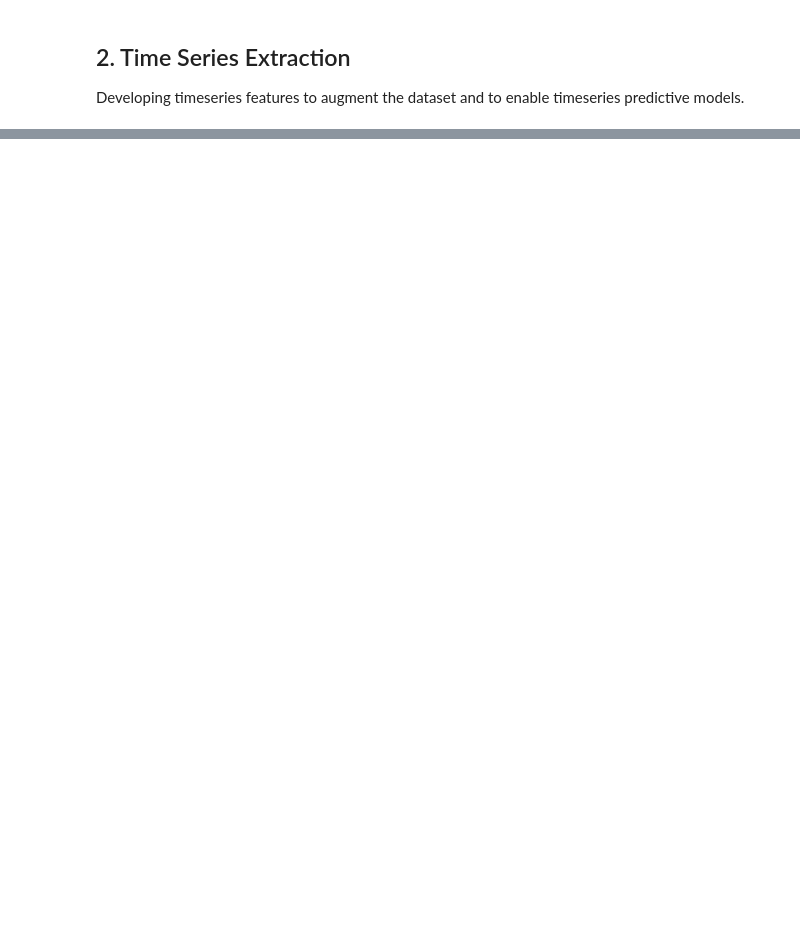
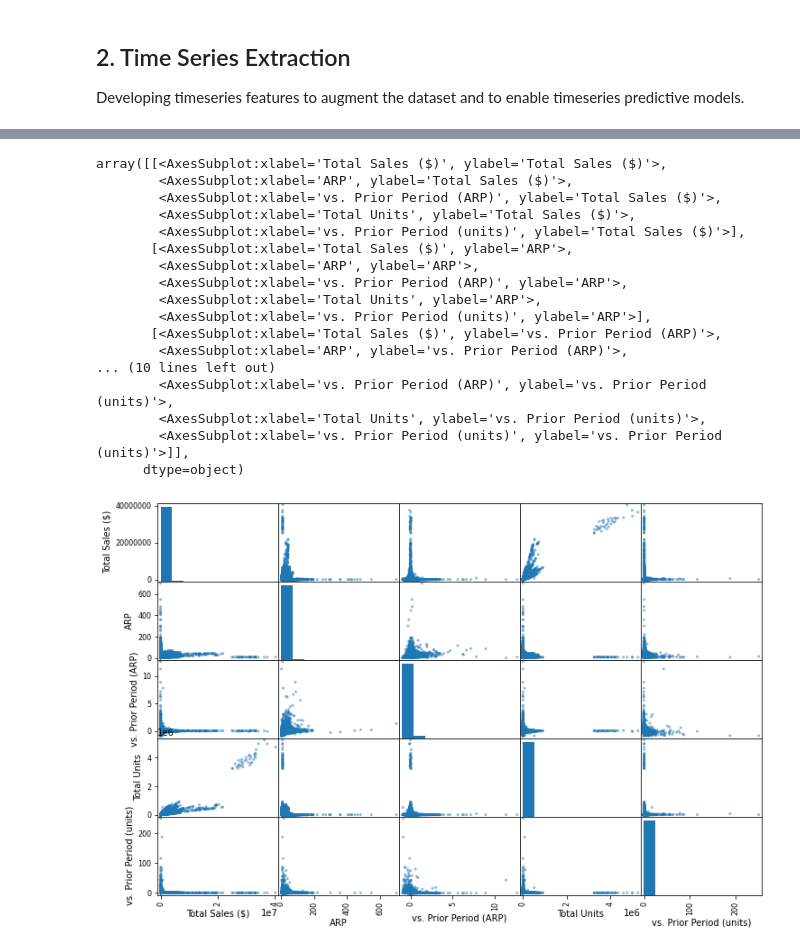
Before and after one commit to rudyorre/m148-project3, a Jupyter notebook: project3.ipynb, the cells around one changed output, grey strips where cells are left out. Cells and saved outputs as stored; diff of their text form; code cells hidden in the pictures; blank space fills up the shorter version.

```diff
--- a/project3.ipynb
+++ b/project3.ipynb
@@ -167,0 +411,23 @@ Developing timeseries features to augment the dataset and to enable timeseries p
+# %%
+attributes = []
+pd.plotting.scatter_matrix(df, figsize=(12, 8))
+# save_fig("scatter_matrix_plot")
+# %% [output]
+array([[<AxesSubplot:xlabel='Total Sales ($)', ylabel='Total Sales ($)'>,
+        <AxesSubplot:xlabel='ARP', ylabel='Total Sales ($)'>,
+        <AxesSubplot:xlabel='vs. Prior Period (ARP)', ylabel='Total Sales ($)'>,
+        <AxesSubplot:xlabel='Total Units', ylabel='Total Sales ($)'>,
+        <AxesSubplot:xlabel='vs. Prior Period (units)', ylabel='Total Sales ($)'>],
+       [<AxesSubplot:xlabel='Total Sales ($)', ylabel='ARP'>,
+        <AxesSubplot:xlabel='ARP', ylabel='ARP'>,
+        <AxesSubplot:xlabel='vs. Prior Period (ARP)', ylabel='ARP'>,
+        <AxesSubplot:xlabel='Total Units', ylabel='ARP'>,
+        <AxesSubplot:xlabel='vs. Prior Period (units)', ylabel='ARP'>],
+       [<AxesSubplot:xlabel='Total Sales ($)', ylabel='vs. Prior Period (ARP)'>,
+        <AxesSubplot:xlabel='ARP', ylabel='vs. Prior Period (ARP)'>,
+... (10 lines left out)
+        <AxesSubplot:xlabel='vs. Prior Period (ARP)', ylabel='vs. Prior Period (units)'>,
+        <AxesSubplot:xlabel='Total Units', ylabel='vs. Prior Period (units)'>,
+        <AxesSubplot:xlabel='vs. Prior Period (units)', ylabel='vs. Prior Period (units)'>]],
+      dtype=object)
+[figure, added]
```
Also changed, not shown: parts of 39 cells of this notebook, 2 other files.
